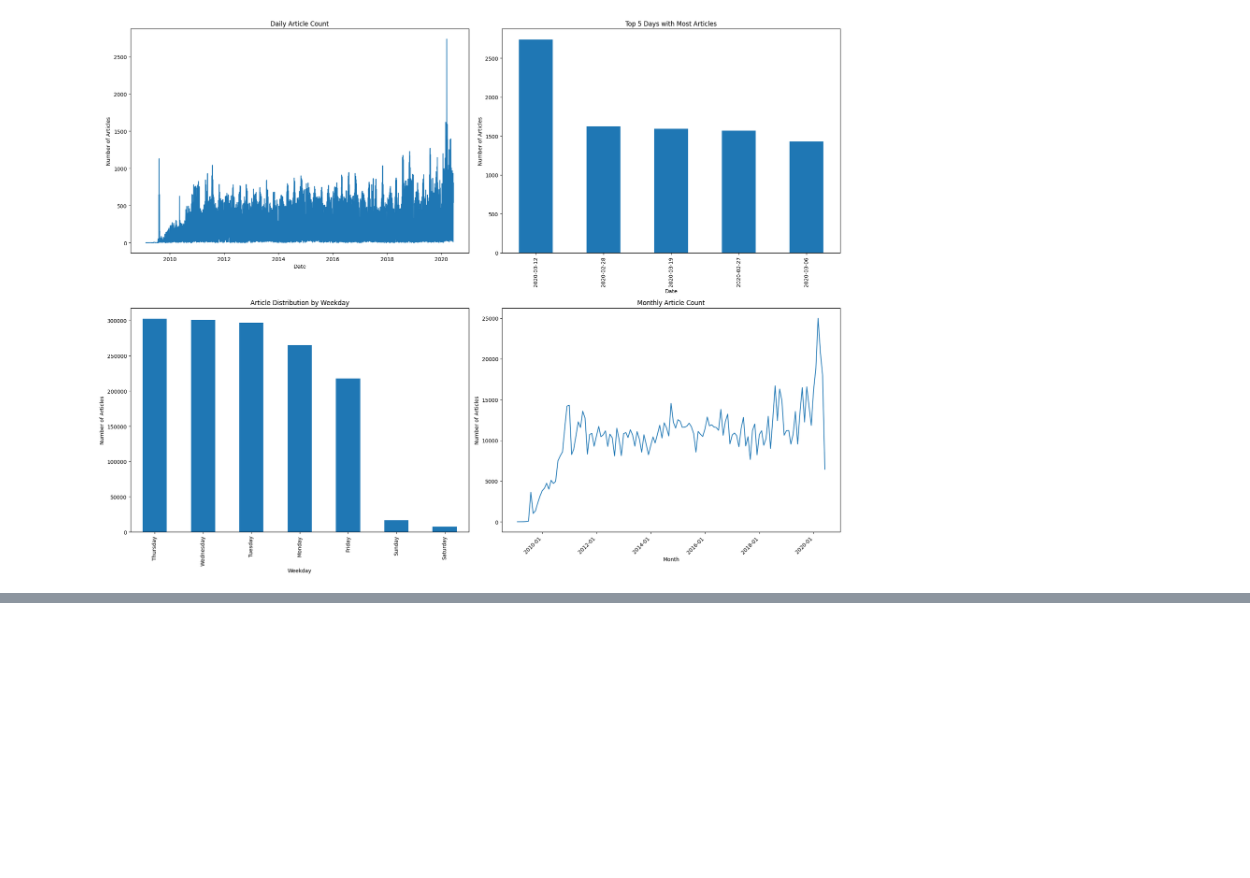
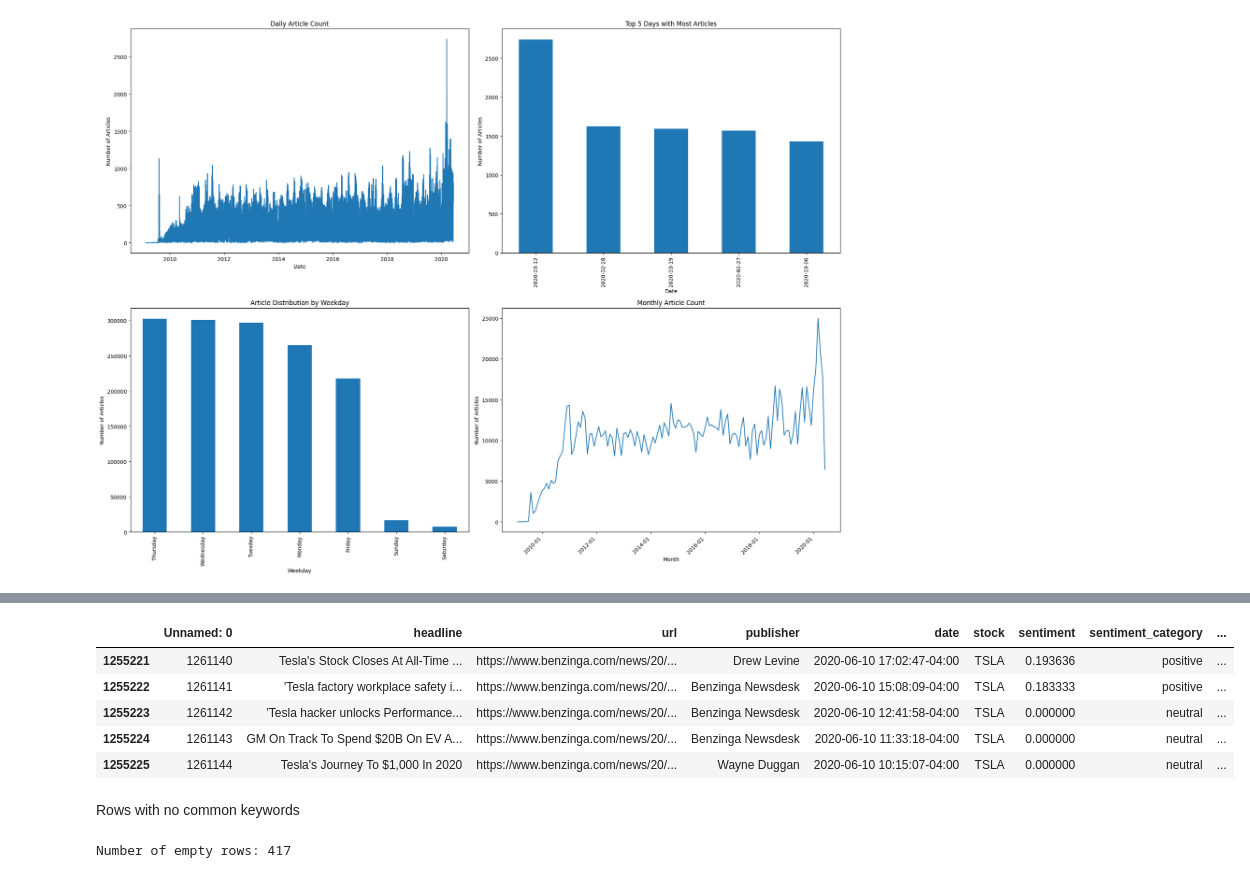
Before and after one commit to Leulseged-Mesfin/Nova-Financial-Solutions-Data-Analysis, a Jupyter notebook: notbooks/task-1.ipynb, the cells around one changed output, grey strips where cells are left out. Cells and saved outputs as stored; diff of their text form; code cells hidden in the pictures; blank space fills up the shorter version.

```diff
--- a/notbooks/task-1.ipynb
+++ b/notbooks/task-1.ipynb
@@ -155,0 +334,18 @@ fig = plot_publication_trends(date_analysis)
+# %%
+tesla_df.head(5)
+# %% [output]
+|  | Unnamed: 0 | headline | url | publisher | date | stock | sentiment | sentiment_category | ... |
+| 1255221 | 1261140 | Tesla's Stock Closes At All-Time ... | https://www.benzinga.com/news/20/... | Drew Levine | 2020-06-10 17:02:47-04:00 | TSLA | 0.193636 | positive | ... |
+| 1255222 | 1261141 | 'Tesla factory workplace safety i... | https://www.benzinga.com/news/20/... | Benzinga Newsdesk | 2020-06-10 15:08:09-04:00 | TSLA | 0.183333 | positive | ... |
+| 1255223 | 1261142 | 'Tesla hacker unlocks Performance... | https://www.benzinga.com/news/20/... | Benzinga Newsdesk | 2020-06-10 12:41:58-04:00 | TSLA | 0.000000 | neutral | ... |
+| 1255224 | 1261143 | GM On Track To Spend $20B On EV A... | https://www.benzinga.com/news/20/... | Benzinga Newsdesk | 2020-06-10 11:33:18-04:00 | TSLA | 0.000000 | neutral | ... |
+| 1255225 | 1261144 | Tesla's Journey To $1,000 In 2020 | https://www.benzinga.com/news/20/... | Wayne Duggan | 2020-06-10 10:15:07-04:00 | TSLA | 0.000000 | neutral | ... |
+# %% [markdown]
+Rows with no common keywords
+# %%
+
+empty_count = sum(1 for row in tesla_df['keywords'] if not row)
+
+print(f"Number of empty rows: {empty_count}")
+# %% [output]
+Number of empty rows: 417
```
Also changed, not shown: parts of 14 cells of this notebook, 1 other file.
